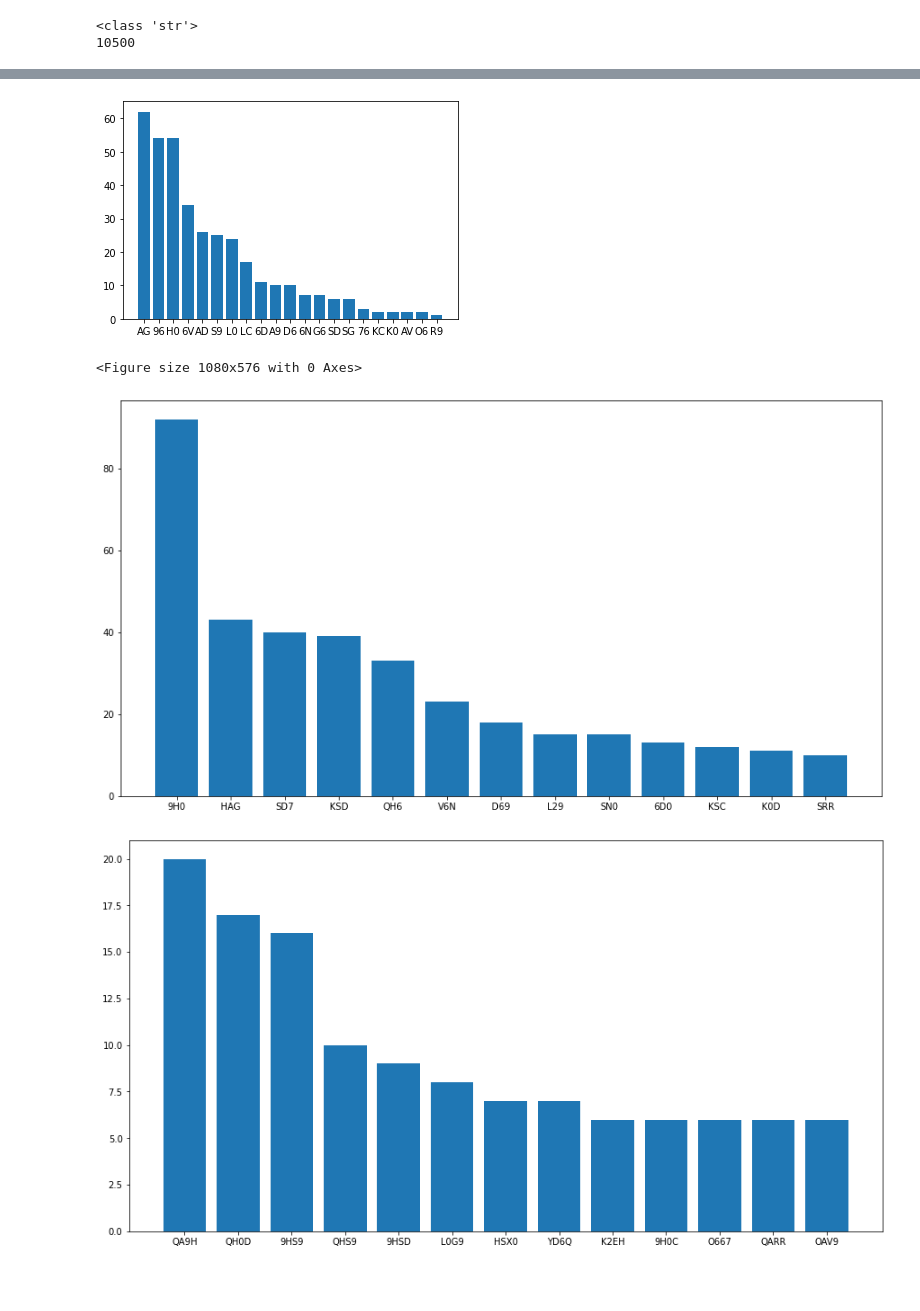
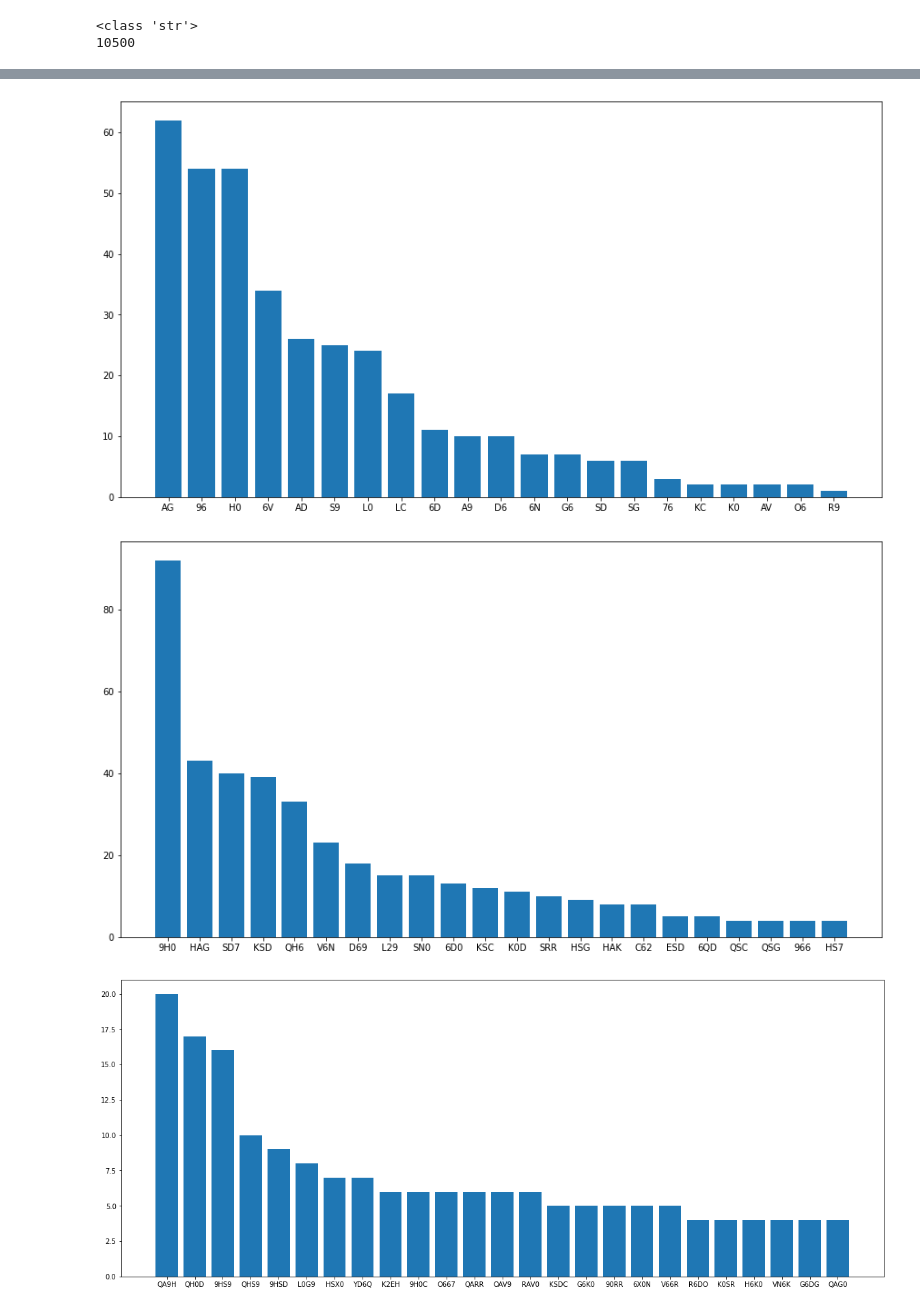
Before and after one commit to Keyao7/DD2520-Applied-Cryptography, a Jupyter notebook: Cipher_Decryption/C1_Sol.ipynb, the cells around one changed output, grey strips where cells are left out. Saved outputs shown, nothing was run; the diff lists cells and outputs as text; code cells hidden in the pictures; blank space fills up the shorter version.

```diff
--- a/Cipher_Decryption/C1_Sol.ipynb
+++ b/Cipher_Decryption/C1_Sol.ipynb
@@ -9,0 +5,6 @@ len(key_space)
+# %%
+key_space = '0123456789ABCDEFGHIJKLMNOPQRSTUVWXYZ#_'
+key_space_dic = {}
+for i in range(len(key_space)):
+    key_space_dic[key_space[i]] = i + 1
+key_space_dic
@@ -24,8 +40,0 @@ cipher_lines = []
-# %%
-substring = ""
-for i in range(len(cipher)):
-    if cipher_new[i] != "#":
-        substring += cipher_new[i]
-    else:
-        cipher_lines.append(substring)
-        substring = ""
@@ -53,0 +41,8 @@ Frequency Analysis
+# %%
+
+with open("Ciphertest_1_updated.txt","w") as variable_name:
+    for i in cipher:
+        if i != "#":
+            variable_name.write(i)
+        else:
+            variable_name.write("\n")
@@ -94,11 +93,9 @@ for i in range(len(two_char_dic_sorted)):
     x_values.append(two_char_dic_sorted[i][0])
 plt.figure(figsize=(15, 8))
 plt.bar(x_values, y_values)
-
 plt.show()
 # %% [output]
-[figure, old version]
+[figure, new version]
-<Figure size 1080x576 with 0 Axes>
 # %%
 three_char_dic = {}
 
@@ -114,7 +111,7 @@ three_char_dic_sorted = sorted(three_char_dic.items(),key = lambda x:x[1],revers
 
 x_values = []
 y_values = []
-for i in range(13):
+for i in range(22):
     y_values.append(three_char_dic_sorted[i][1])
     x_values.append(three_char_dic_sorted[i][0])
 plt.figure(figsize=(15, 8))
@@ -122,28 +119,28 @@ plt.bar(x_values, y_values)
 
 plt.show()
 # %% [output]
-[figure, old version]
+[figure, new version]
 # %%
 four_char_dic = {}
 
 for i in range(1, len(cipher)-2):
     if cipher[i-1] == '_' and cipher[i] != '_' and cipher[i+1] != '_' and cipher[i+2] != '_' and cipher[i+3] != '_' and cipher[i+4] == '_':
         tmp_char = cipher[i] + cipher[i+1] + cipher[i+2] + cipher[i+3]
         if tmp_char not in four_char_dic.keys():
             four_char_dic[tmp_char] = 1
         else:
             four_char_dic[tmp_char] += 1
 four_char_dic = sorted(four_char_dic.items(),key = lambda x:x[1],reverse = True)
 
 
 x_values = []
 y_values = []
-for i in range(13):
+for i in range(25):
     y_values.append(four_char_dic[i][1])
     x_values.append(four_char_dic[i][0])
-plt.figure(figsize=(15, 8))
+plt.figure(figsize=(20, 8))
 plt.bar(x_values, y_values)
 
 plt.show()
 # %% [output]
-[figure, old version]
+[figure, new version]
```
Also changed, not shown: parts of 16 cells of this notebook, 3 other files.
